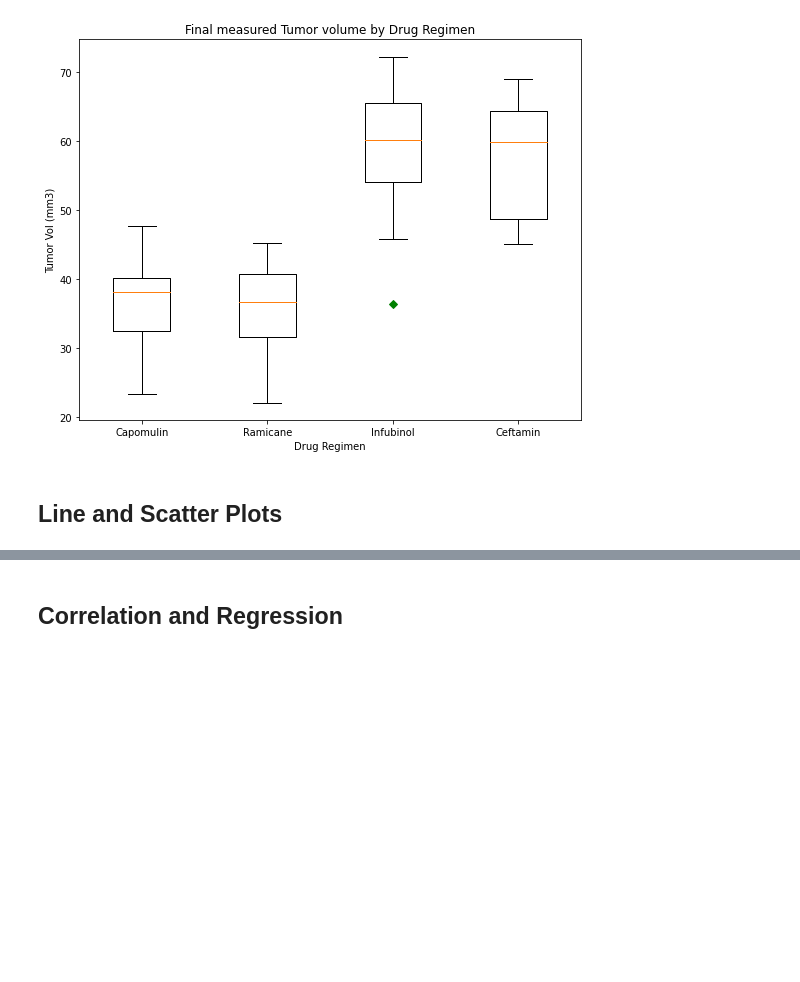
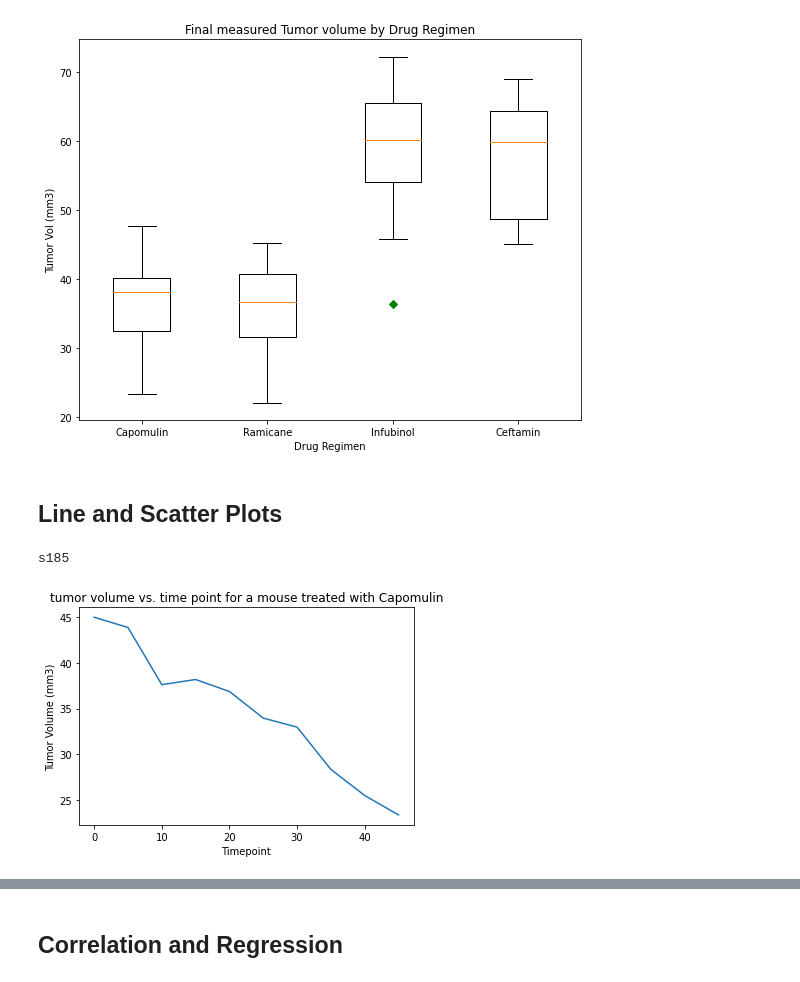
Before and after one commit to eliot1335/Pymaceuticals--Matplotlib-Visualization, a Jupyter notebook: Pymaceuticals/pymaceuticals.ipynb, the cells around one changed output, grey strips where cells are left out. Drawn from its saved outputs; the diff is of its cells as text; code cells hidden in the pictures; blank space fills up the shorter version.

```diff
--- a/Pymaceuticals/pymaceuticals.ipynb
+++ b/Pymaceuticals/pymaceuticals.ipynb
@@ -280,0 +277,26 @@ plt.xticks([1,2,3,4],treatments)
+# %%
+
+capo_mouse = cleaned_df["Mouse ID"][cleaned_df["Drug Regimen"] == "Capomulin"].values[0]
+
+print(capo_mouse)
+
+# find first mouse ID treated with Capomulin
+# %% [output]
+s185
+# %%
+# Generate a line plot of tumor volume vs. time point for a mouse treated with Capomulin
+
+capo_mouse_tumor_vol = cleaned_df.loc[cleaned_df["Mouse ID"] == capo_mouse , "Tumor Volume (mm3)"]
+capo_mouse_timepoint = cleaned_df.loc[cleaned_df["Mouse ID"] == capo_mouse , "Timepoint"]
+
+plt.plot(capo_mouse_timepoint, capo_mouse_tumor_vol)
+
+plt.title("tumor volume vs. time point for a mouse treated with Capomulin")
+plt.xlabel("Timepoint")
+plt.ylabel("Tumor Volume (mm3)")
+
+
+
+plt.show()
+# %% [output]
+[figure, added]
```
Also changed, not shown: parts of 10 cells of this notebook.
